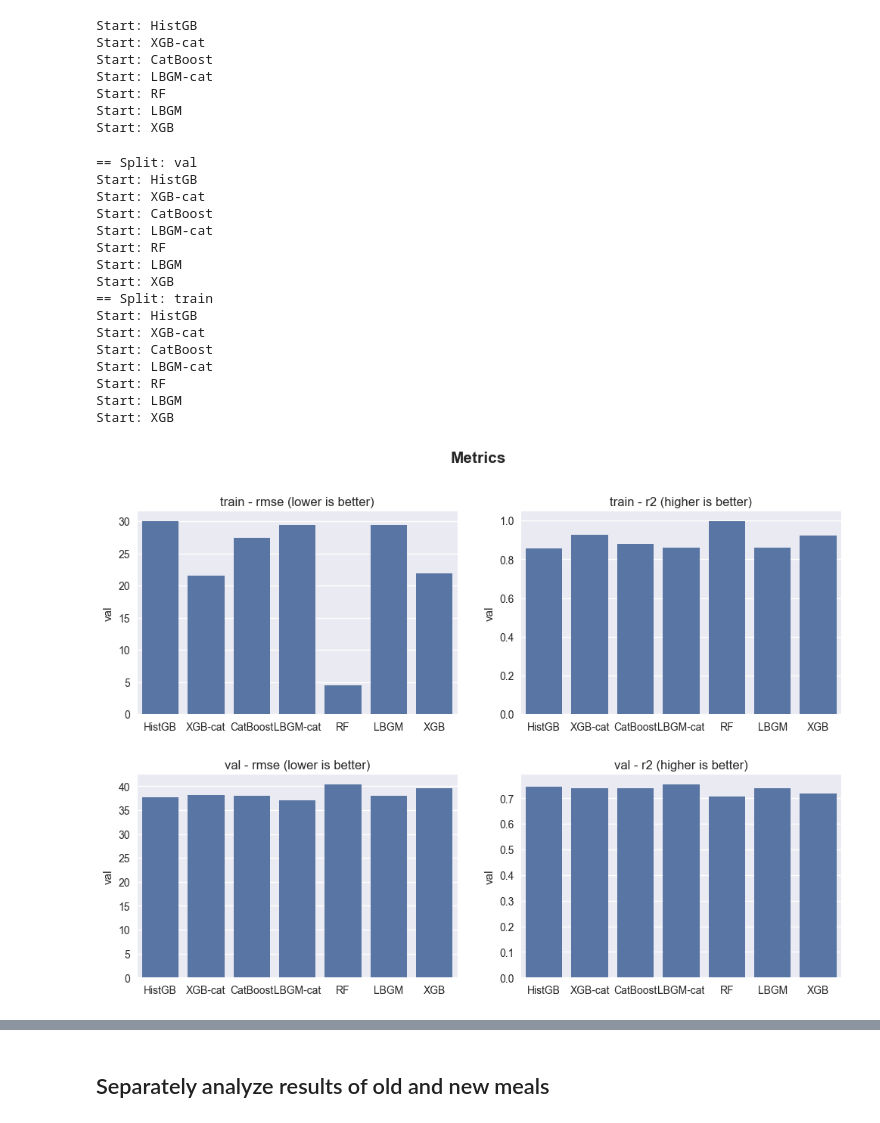
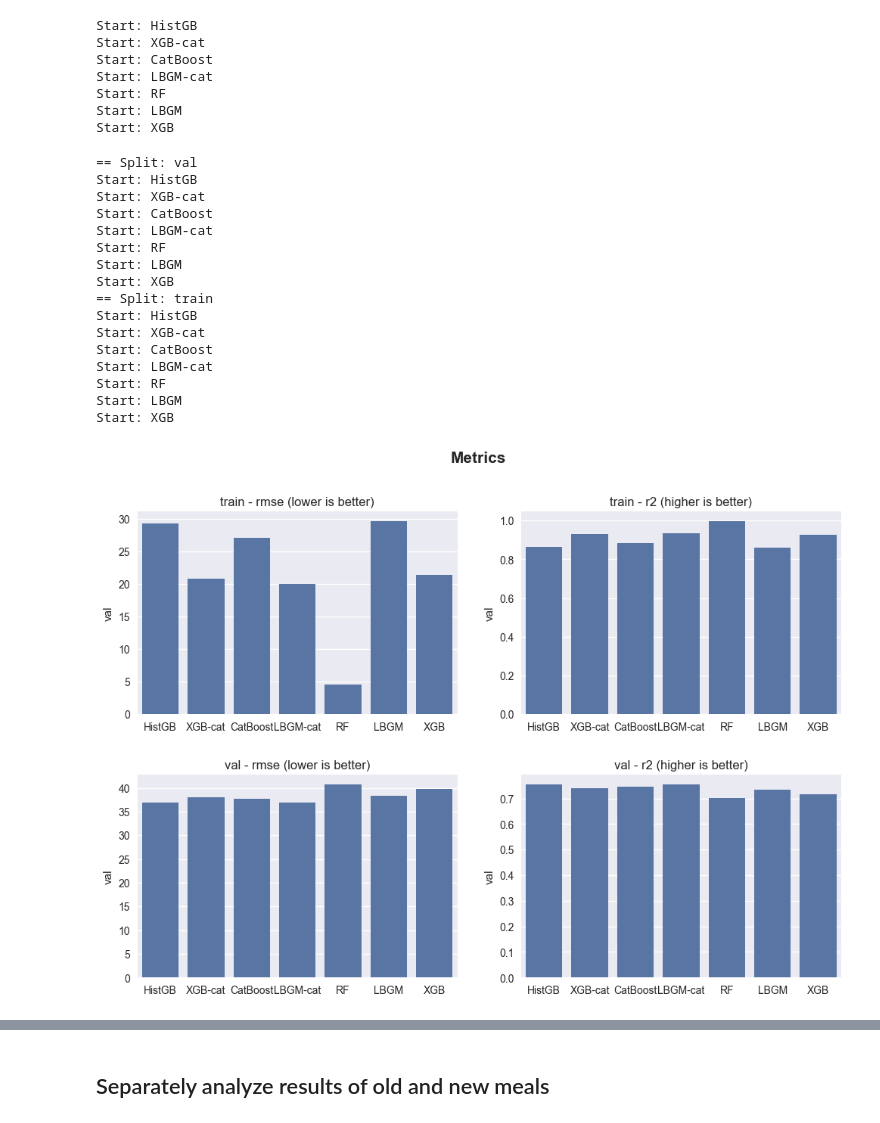
Before and after one commit to Food-Waste-Optimization/Food-Waste-Optimization, a Jupyter notebook: notebooks/forecaster/idea5_new_data.ipynb, the cells around one changed output, grey strips where cells are left out. Cells and saved outputs as stored; diff of their text form; code cells hidden in the pictures.

Commit message:
Update forecasting model's code for new data schema and pipeline

```diff
--- a/notebooks/forecaster/idea5_new_data.ipynb
+++ b/notebooks/forecaster/idea5_new_data.ipynb
@@ -109,5 +105,7 @@ shape: (5, 2)
 # %%
-meal_embds = meal_embds.join(meal_embds, how='cross')
+dim_meal_embds = dim_meal_embds.drop('name')
+
+meal_embds = dim_meal_embds.join(dim_meal_embds, how='cross')
 
 embds_1 = meal_embds.get_column('embedding').to_numpy()
 embds_2 = meal_embds.get_column('embedding_right').to_numpy()
@@ -625,20 +628,30 @@ pos_train = pos.filter(pl.col('date') < CUTOFF_DATE)
 
 
 # Encode restaurant
-enc_restaurant = OrdinalEncoder()
-enc_restaurant.fit(pos.select('restaurant'))
-pos = pos.with_columns(
-    pl.Series('restaurant_enc', values=enc_restaurant.transform(pos.select('restaurant'))).arr.first().cast(pl.Int32),
+dim_restaurant2id = pl.DataFrame([
+    {"restaurant": "phy", 'restaurant_enc': 0},
+    {"restaurant": "che", 'restaurant_enc': 1},
+    {"restaurant": "exa", 'restaurant_enc': 2},
+    {"restaurant": "vik", 'restaurant_enc': 3},
+])
+pos = (
+    pos
+    .join(dim_restaurant2id, on='restaurant')
 )
 
 
 # Encode meal_type
-enc_meal_type = OrdinalEncoder()
-enc_meal_type.fit(pos.select('meal_type'))
-pos = pos.with_columns(
-    pl.Series('meal_type_enc', values=enc_meal_type.transform(pos.select('meal_type'))).arr.first().cast(pl.Int32),
+dim_mealtype2id = pl.DataFrame([
+    {"meal_type": "meat", 'meal_type_enc': 0},
+    {"meal_type": "vegetarian", 'meal_type_enc': 1},
+    {"meal_type": "chicken", 'meal_type_enc': 2},
+    {"meal_type": "fish", 'meal_type_enc': 3},
+    {"meal_type": "vegan", 'meal_type_enc': 4},
+])
+pos = (
+    pos
+    .join(dim_mealtype2id, on='meal_type')
 )
-
 
 
 # Encode datetime
@@ -723,7 +736,7 @@ models = {
     'HistGB':   {'model': HistGradientBoostingRegressor(categorical_features=cols_cat), 'is_cat': True},
     'XGB-cat':  {'model': XGBRegressor(tree_method="hist", enable_categorical=True), 'is_cat': True},
     'CatBoost': {'model': CatBoostRegressor(verbose=False, cat_features=cols_cat), 'is_cat': True},
-    'LBGM-cat': {'model': LGBMRegressor(verbose=0), 'is_cat': True},
+    'LBGM-cat': {'model': LGBMRegressor(verbose=0, num_leaves=100), 'is_cat': True},
 
     'RF':       {'model': RandomForestRegressor(n_jobs=-1), 'is_cat': False},
     'LBGM':     {'model': LGBMRegressor(verbose=0), 'is_cat': False},
@@ -759,7 +772,7 @@ def calc_metrics(split: pl.DataFrame, model: dict, verbose: bool = False) -> tup
     split = split.clone()
 
     X = split.select(cols_X).to_pandas()
-    tgt = split.get_column(col_y).to_pandas()
+
 
     if model['is_cat'] is True:
         for col in cols_cat:
@@ -776,10 +789,12 @@ def calc_metrics(split: pl.DataFrame, model: dict, verbose: bool = False) -> tup
             pl.col('pcs_pred').mean(),
         )
     )
+    tgt = split.get_column('pcs').to_pandas()
+    pred = split.get_column('pcs_pred').to_pandas()
 
 
-    rmse = root_mean_squared_error(tgt, pcs_pred).item()
-    r2 = r2_score(tgt, pcs_pred)
+    rmse = root_mean_squared_error(tgt, pred).item()
+    r2 = r2_score(tgt, pred)
 
     if verbose is True:
         print(f"rmse: {rmse:.4f}")
@@ -811,34 +826,34 @@ metrics = pd.DataFrame.from_records(metrics_models)
 
 fig = plt.figure(figsize=(12, 8))
 fig.suptitle("Metrics", fontsize=15, fontweight='bold')
 fig.subplots_adjust(wspace=0.2, hspace=0.3)
 
 for i, (split, metric) in enumerate(product(['train', 'val'], ['rmse', 'r2'])):
     df = metrics[(metrics['split'] == split) & (metrics['metric'] == metric)]
 
     ax = fig.add_subplot(2, 2, i+1)
     sns.barplot(df, x='model', y='val', ax=ax)
     description = "lower" if metric == "rmse" else "higher"
     ax.set_title(f"{split} - {metric} ({description} is better)")
     ax.set_xlabel("")
 # %% [output]
 == Split: val
 Start: HistGB
 Start: XGB-cat
 Start: CatBoost
 Start: LBGM-cat
 Start: RF
 Start: LBGM
 Start: XGB
 == Split: train
 Start: HistGB
 Start: XGB-cat
 Start: CatBoost
 Start: LBGM-cat
 Start: RF
 Start: LBGM
 Start: XGB
-[figure, old version]
+[figure, new version]
 # %%
 feat_imp = pd.DataFrame({
     'name': Xtrain.columns,
```
Also changed, not shown: parts of 40 cells of this notebook, 1 other file.
